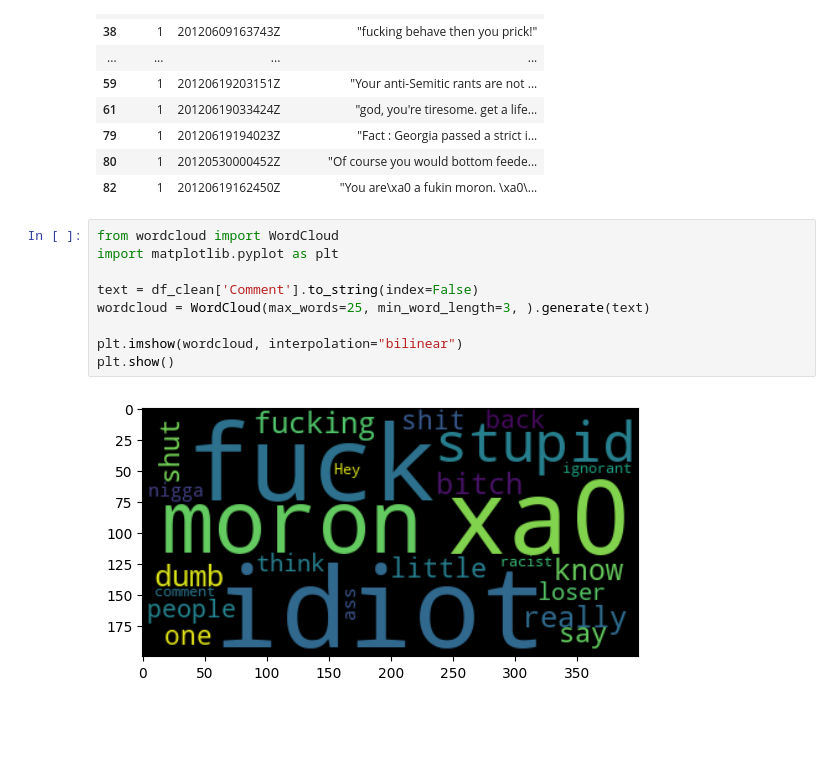
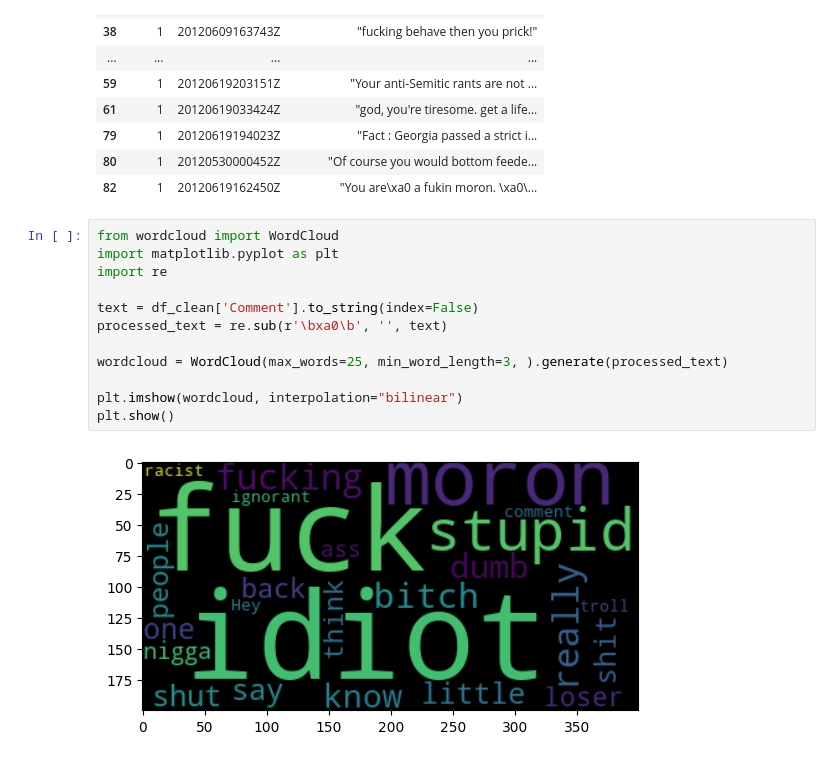
Before and after one commit to ZizouHuweidi/data-labs, a Jupyter notebook: src/Yahia.ipynb, the cells around one changed output. Drawn from its saved outputs; the diff is of its cells as text; blank space fills up the shorter version.

```diff
--- a/src/Yahia.ipynb
+++ b/src/Yahia.ipynb
@@ -61,11 +61,14 @@ df_clean.head(20)
 # %%
 from wordcloud import WordCloud
 import matplotlib.pyplot as plt
+import re
 
 text = df_clean['Comment'].to_string(index=False)
-wordcloud = WordCloud(max_words=25, min_word_length=3, ).generate(text)
+processed_text = re.sub(r'\bxa0\b', '', text)
+
+wordcloud = WordCloud(max_words=25, min_word_length=3, ).generate(processed_text)
 
 plt.imshow(wordcloud, interpolation="bilinear")
 plt.show()
 # %% [output]
-[figure, old version]
+[figure, new version]
```
Also changed, not shown: 1 other file.
